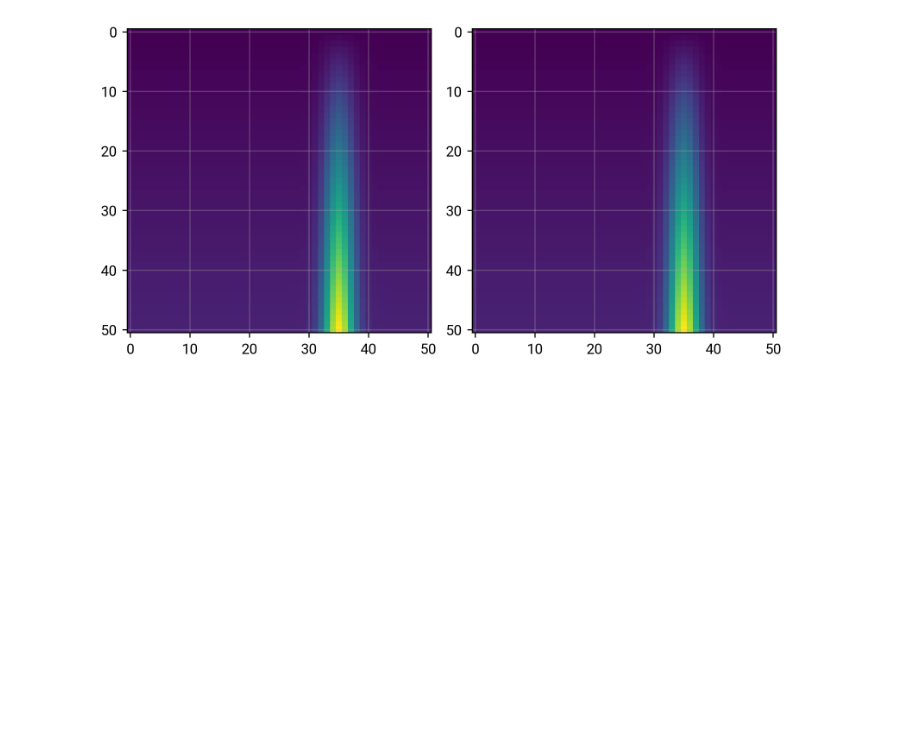
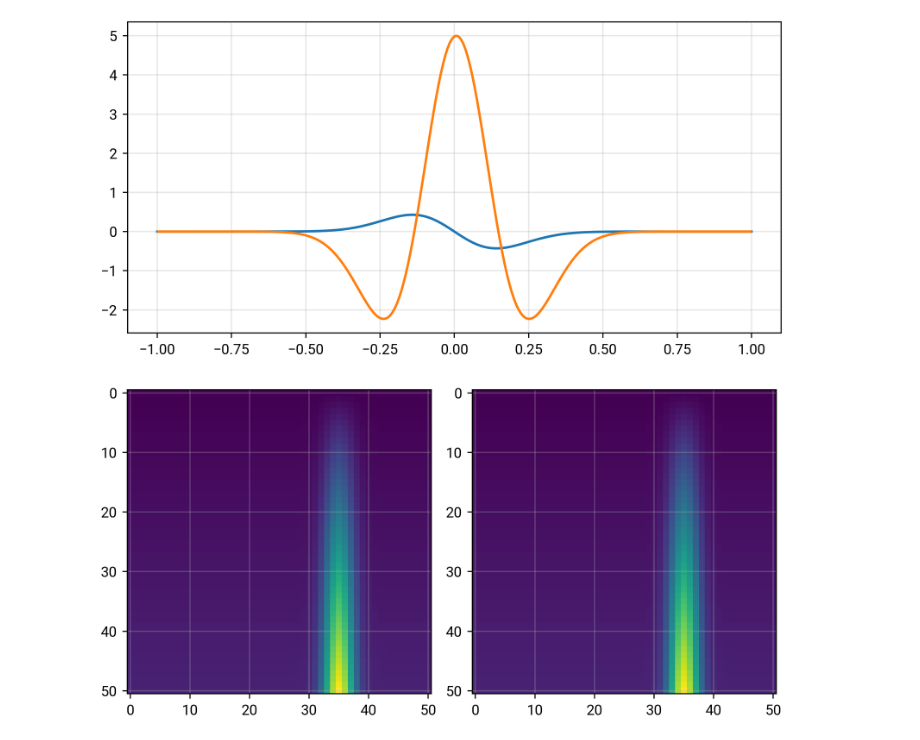
Before and after one commit to joshburkart/tsunami, a Jupyter notebook: riversim.ipynb, the cells around one changed output. Saved outputs shown, nothing was run; the diff lists cells and outputs as text; code cells hidden in the pictures; blank space fills up the shorter version.

```diff
--- a/riversim.ipynb
+++ b/riversim.ipynb
@@ -18,21 +18,26 @@ import tqdm
 import riversim
 riversim = importlib.reload(riversim)
 
-num_cells = 100
-solver = riversim.advection_1d(num_cells, 20)
+example = 'advection_1d'
+v_max = 0.03
+example = 'singularity_1d'
+v_max = 0.5
 
-courant_dt = 1 / num_cells / 0.03
+num_cells = 200
+solver = getattr(riversim, example)(num_cells, 20)
 
-with mpl.autovideo('advection_1d.mp4', 2, frame_rate_hz=20) as av:
-    for step in tqdm.tqdm(range(220)):
-        if step % 1 == 0:
+courant_dt = 1 / num_cells / v_max
+
+with mpl.autovideo(f'{example}.mp4', 2, frame_rate_hz=10) as av:
+    for step in tqdm.tqdm(range(300)):
+        if step % 3 == 0:
             with av.next_frame() as ap:
                 # height = solver.height
                 z_lattice = solver.z_lattice
                 # ap.plot(solver.grid.x_axis.centers, height[:, 0, 0], label='UL')
                 # ap.plot(solver.grid.x_axis.centers, height[:, 0, 1], '--', label='LR')
                 ap.plot(solver.grid.x_axis.vertices, z_lattice[:, 0, -1], label='Lattice')
-                ap.set(ylim=[0, 2])
+                ap.set(ylim=[0, 20])
                 ap.legend()
 
                 ap = ap.next()
@@ -46,10 +51,22 @@ with mpl.autovideo('advection_1d.mp4', 2, frame_rate_hz=20) as av:
                     z_all.extend(z_lattice[i, 0])
 
                 ap.scatter(x_all, z_all, c=p_all, s=40, alpha=0.5, linewidth=0)
-                ap.set(ylim=[0, 2])
+                ap.set(ylim=[0, 20])
         solver.step(courant_dt / 2)
 # %% [output]
 [interactive output not drawn]
+# %%
+from joshpyutil import mpl
+import numpy as np
+
+import riversim
+
+with mpl.autoplot() as ap:
+    ap.funcplot(lambda x: -(x / 0.2) * np.exp(-(x / 0.2)**(2)), -1, 1)
+    solver = riversim.singularity_1d(300, 20)
+    ap.plot(solver.grid.x_axis.centers, solver.compute_height_time_deriv()[:, 0, 0])
+# %% [output]
+[figure, added]
 # %%
 from joshpyutil import mpl
 
```
Also changed, not shown: parts of 1 cell of this notebook, 4 other files.
